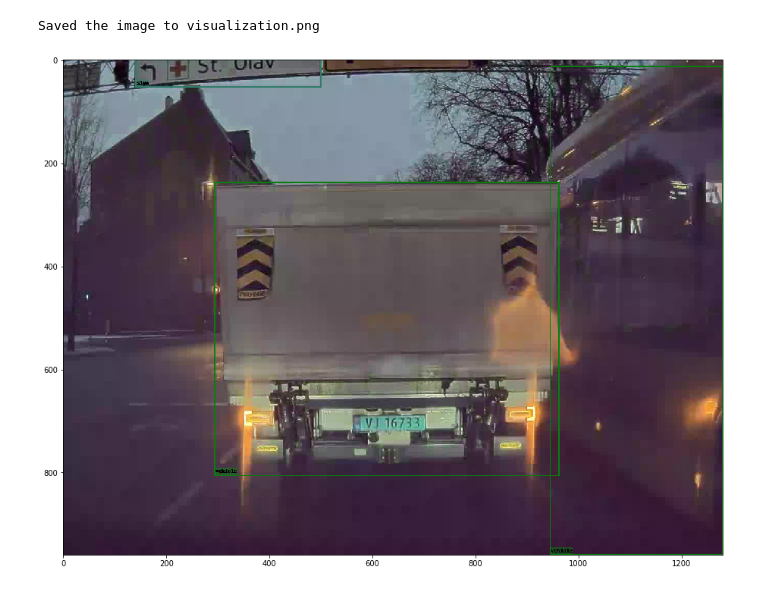
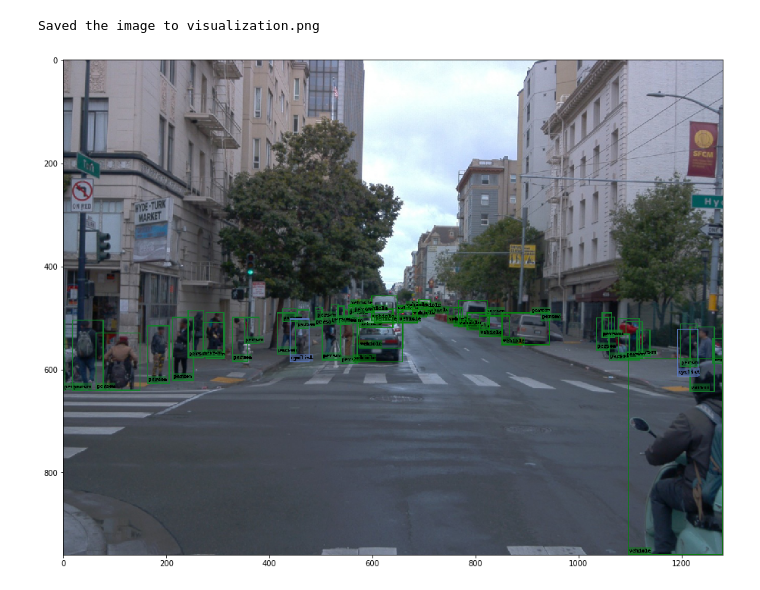
Before and after one commit to ulrikah/cvdl, a Jupyter notebook: assignment4/SSD/visualize_dataset.ipynb, the cells around one changed output. Drawn from its saved outputs; the diff is of its cells as text; code cells hidden in the pictures.

```diff
--- a/assignment4/SSD/visualize_dataset.ipynb
+++ b/assignment4/SSD/visualize_dataset.ipynb
@@ -24,18 +25,21 @@ Dataset loaded. Subset: val, number of images: 2956
 # %%
 idxs = [indices[i] for i in range(20)]
+'''
 for idx in idxs:
     image = dataset._read_image(idx)
     plt.imsave(f"original_size_{idx}.png", image)
-idx = idxs[0]
+'''
+idx = idxs[19]
 image = dataset._read_image(idx)
+# edit = cv2.resize(image, dsize=(320, 240), interpolation=cv2.INTER_CUBIC) # 320 x 240 crop
 boxes, labels = dataset.get_annotation(idx)
 image = draw_boxes(
     image, boxes, labels, class_name_map=dataset.class_names
 )
 plt.figure(figsize=(20, 12))
 plt.imshow(image)
 plt.imsave("visualization.png", image)
 print("Saved the image to visualization.png")
 # %% [output]
 Saved the image to visualization.png
-[figure, old version]
+[figure, new version]
```
Also changed, not shown: parts of 3 cells of this notebook, 4 other files.
